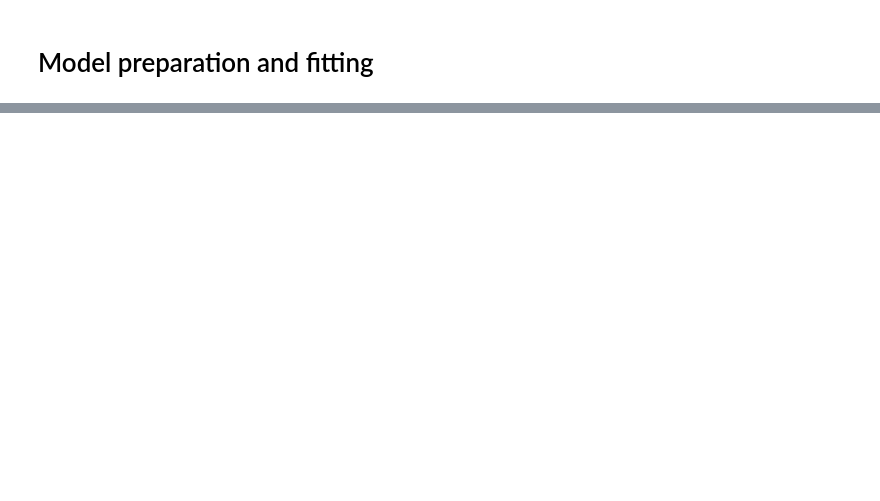
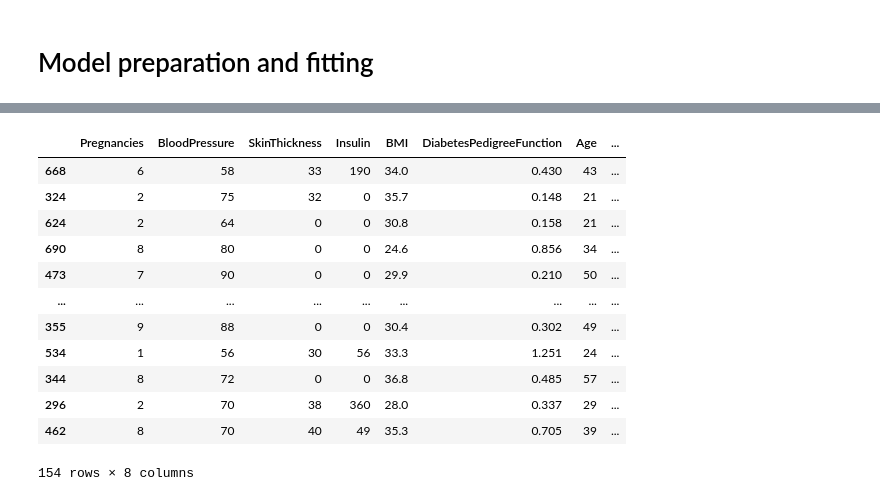
Before and after one commit to daniildiveev/small-and-research-projects, a Jupyter notebook: diabetes-prediction/diabetes-prediction.ipynb, the cells around one changed output, grey strips where cells are left out. Drawn from its saved outputs; the diff is of its cells as text; code cells hidden in the pictures; blank space fills up the shorter version.

```diff
--- a/diabetes-prediction/diabetes-prediction.ipynb
+++ b/diabetes-prediction/diabetes-prediction.ipynb
@@ -156,0 +176,16 @@ recall_score(model.predict(train_data), labels)
+# %%
+test_df
+# %% [output]
+|  | Pregnancies | BloodPressure | SkinThickness | Insulin | BMI | DiabetesPedigreeFunction | Age | ... |
+| 668 | 6 | 58 | 33 | 190 | 34.0 | 0.430 | 43 | ... |
+| 324 | 2 | 75 | 32 | 0 | 35.7 | 0.148 | 21 | ... |
+| 624 | 2 | 64 | 0 | 0 | 30.8 | 0.158 | 21 | ... |
+| 690 | 8 | 80 | 0 | 0 | 24.6 | 0.856 | 34 | ... |
+| 473 | 7 | 90 | 0 | 0 | 29.9 | 0.210 | 50 | ... |
+| ... | ... | ... | ... | ... | ... | ... | ... | ... |
+| 355 | 9 | 88 | 0 | 0 | 30.4 | 0.302 | 49 | ... |
+| 534 | 1 | 56 | 30 | 56 | 33.3 | 1.251 | 24 | ... |
+| 344 | 8 | 72 | 0 | 0 | 36.8 | 0.485 | 57 | ... |
+| 296 | 2 | 70 | 38 | 360 | 28.0 | 0.337 | 29 | ... |
+| 462 | 8 | 70 | 40 | 49 | 35.3 | 0.705 | 39 | ... |
+154 rows × 8 columns
```
Also changed, not shown: parts of 23 cells of this notebook.
